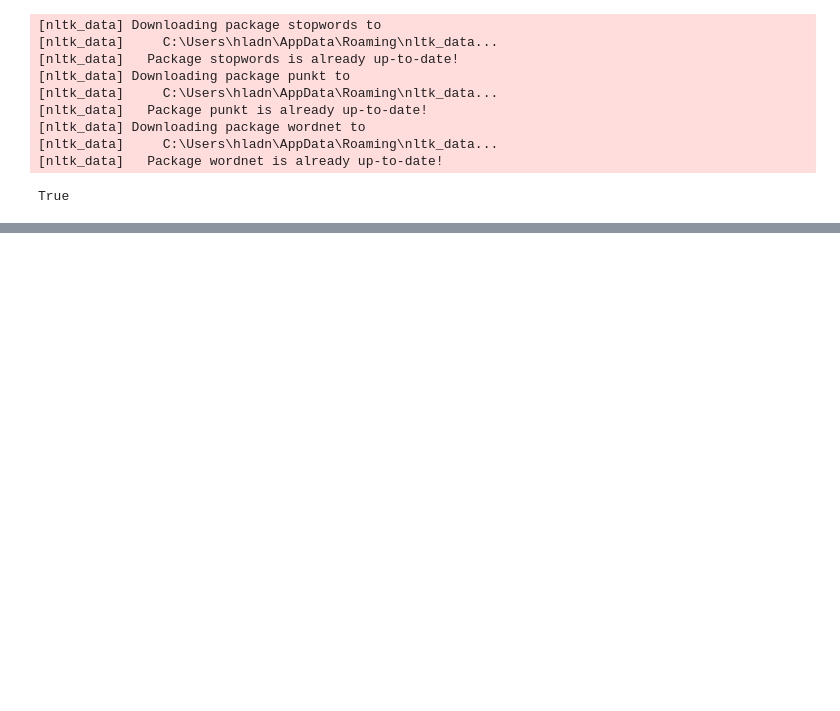
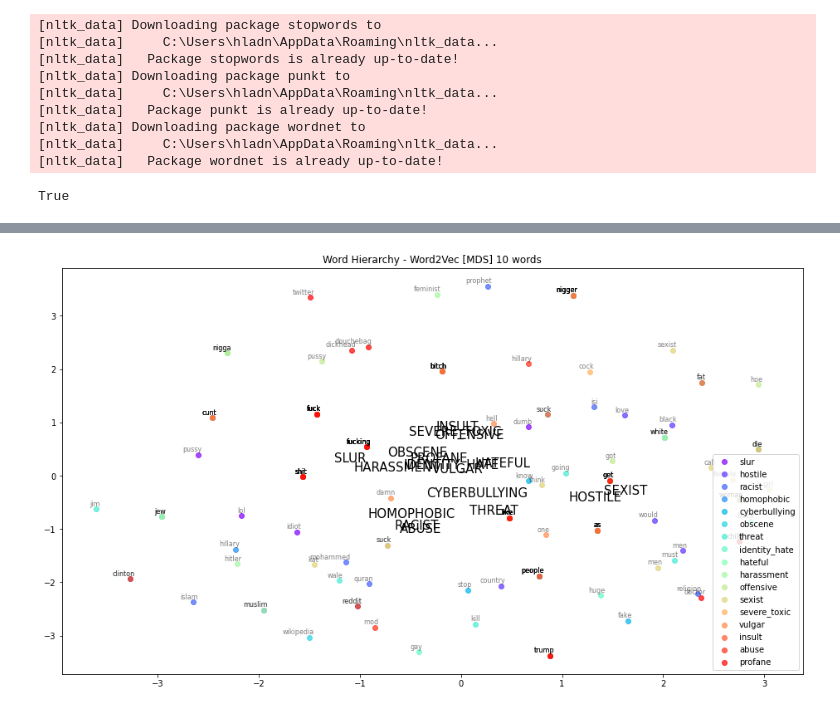
Before and after one commit to pushkill/NLP-project, a Jupyter notebook: analysis_jus.ipynb, the cells around one changed output, grey strips where cells are left out. Saved outputs shown, nothing was run; the diff lists cells and outputs as text; code cells hidden in the pictures; blank space fills up the shorter version.

```diff
--- a/analysis_jus.ipynb
+++ b/analysis_jus.ipynb
@@ -124,0 +338,5 @@ words_freq = labels_most_frequent_words(df, label='obscene', column='stems', n_w
+# %%
+plotMDS(f"Word Hierarchy - Word2Vec [MDS] {n_significant_words} words", unique_labels, word_clusters, embedding_clusters,
+        f"WordHierarchy - word2vec - MDS {n_significant_words} words.png")
+# %% [output]
+[figure, added]
```
Also changed, not shown: parts of 40 cells of this notebook, 3 other files.
